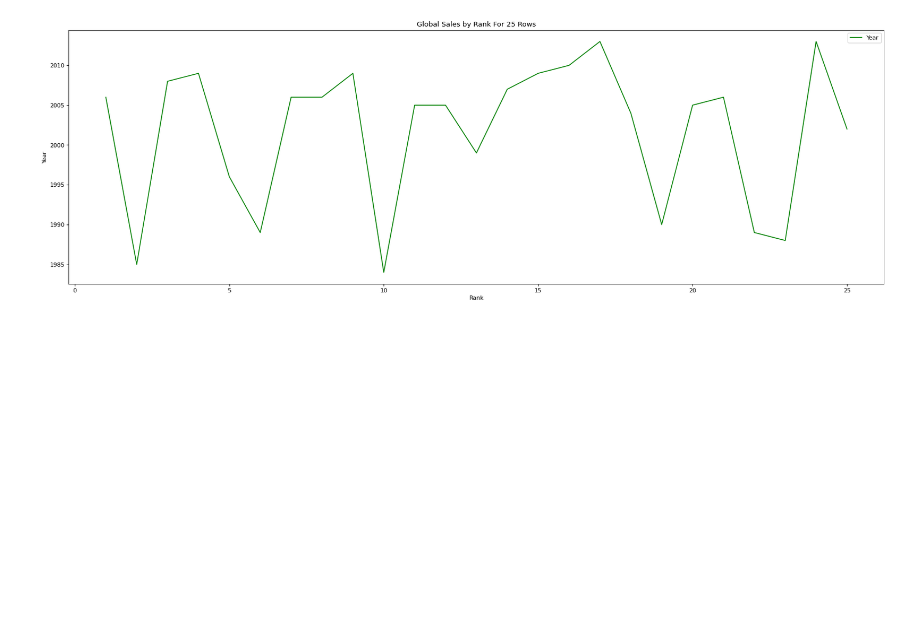
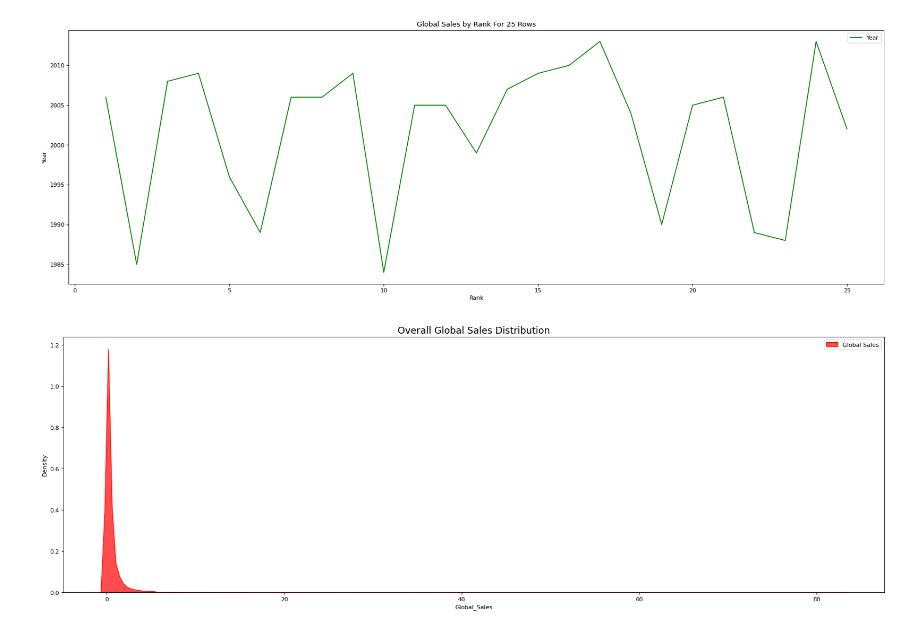
Before and after one commit to Milind-cod3-base/EDA_VideoGames, a Jupyter notebook: games_eda.ipynb, the cells around one changed output. Drawn from its saved outputs; the diff is of its cells as text; code cells hidden in the pictures; blank space fills up the shorter version.

```diff
--- a/games_eda.ipynb
+++ b/games_eda.ipynb
@@ -126,3 +126,16 @@ plt.legend()
 plt.show()
 # %% [output]
 [figure]
+# %%
+#getting a kernel density plot using sns.kdeplot
+
+
+plt.figure(figsize=(25,8), dpi= 80)
+sns.kdeplot(vgame_df.Global_Sales, shade=True, label = 'Global Sales', color="r", alpha=.7)
+
+
+plt.title('Overall Global Sales Distribution', fontsize=16)
+plt.legend()
+plt.show()
+# %% [output]
+[figure, added]
```
Also changed, not shown: parts of 2 cells of this notebook.
